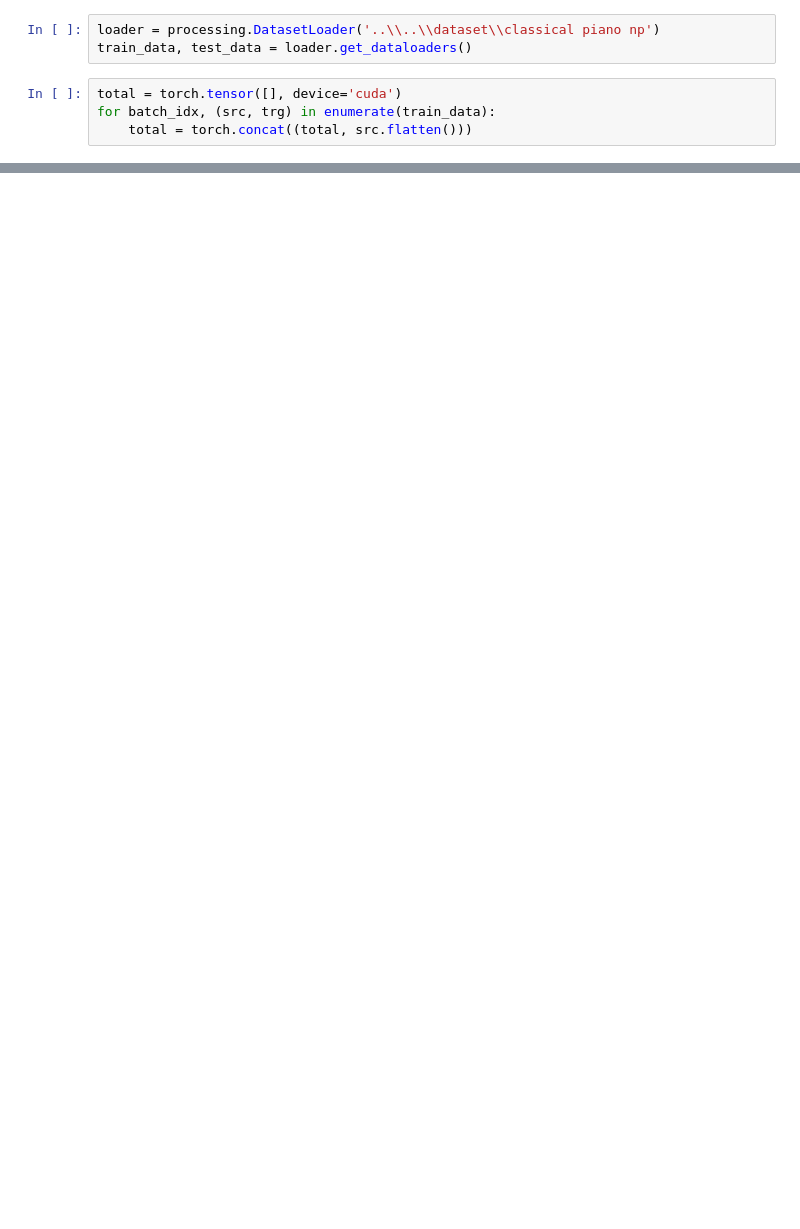
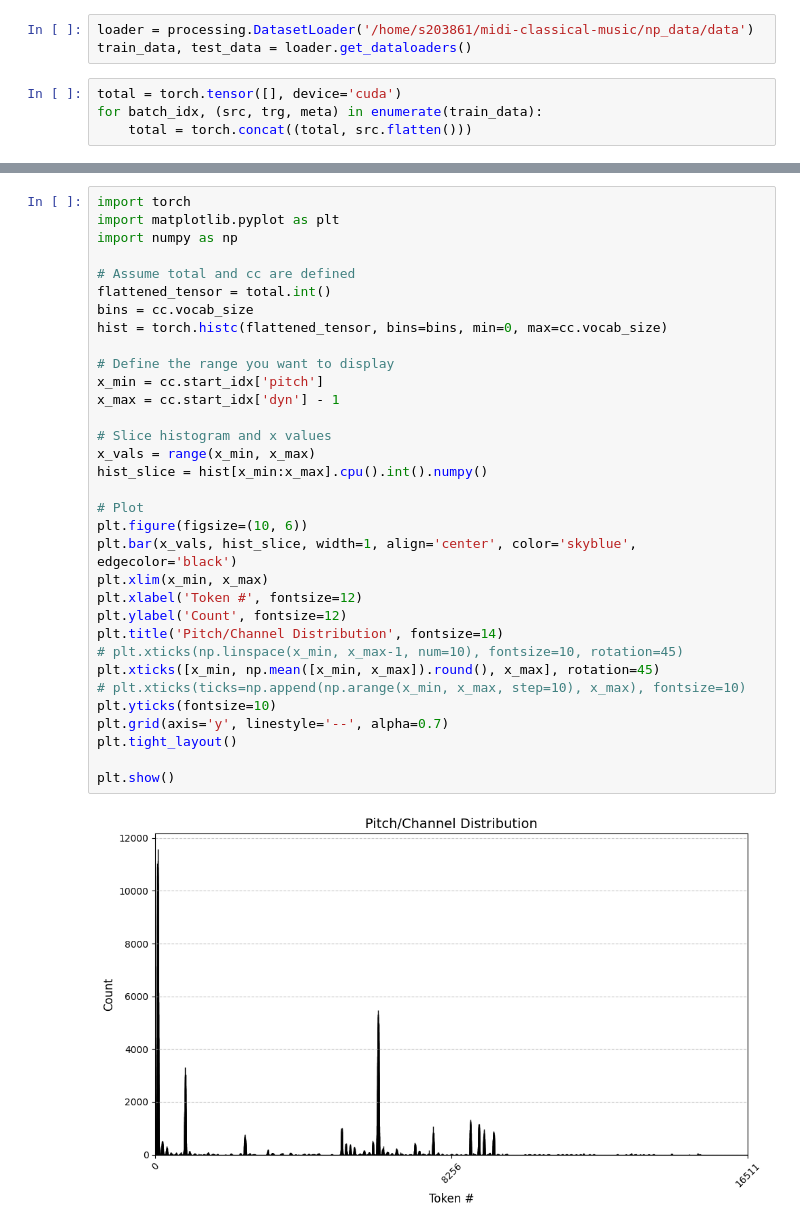
Before and after one commit to thorGabe123/Deep-Learning-Based-Sequence-Models-for-Music-Generation, a Jupyter notebook: scripts/dataset_testing.ipynb, the cells around one changed output, grey strips where cells are left out. Cells and saved outputs as stored; diff of their text form; blank space fills up the shorter version.

```diff
--- a/scripts/dataset_testing.ipynb
+++ b/scripts/dataset_testing.ipynb
@@ -11,9 +11,9 @@ import torch
 import json
 import configs.common as cc
 # %%
-loader = processing.DatasetLoader('..\\..\\dataset\\classical piano np')
+loader = processing.DatasetLoader('/home/s203861/midi-classical-music/np_data/data')
 train_data, test_data = loader.get_dataloaders()
 # %%
 total = torch.tensor([], device='cuda')
-for batch_idx, (src, trg) in enumerate(train_data):
+for batch_idx, (src, trg, meta) in enumerate(train_data):
     total = torch.concat((total, src.flatten()))
@@ -45,0 +24,35 @@ tensor([274.,  72., 271., 357., 474.,  96., 227., 274., 492.,  53., 487.,  65.,
+# %%
+import torch
+import matplotlib.pyplot as plt
+import numpy as np
+
+# Assume total and cc are defined
+flattened_tensor = total.int()
+bins = cc.vocab_size
+hist = torch.histc(flattened_tensor, bins=bins, min=0, max=cc.vocab_size)
+
+# Define the range you want to display
+x_min = cc.start_idx['pitch']
+x_max = cc.start_idx['dyn'] - 1
+
+# Slice histogram and x values
+x_vals = range(x_min, x_max)
+hist_slice = hist[x_min:x_max].cpu().int().numpy()
+
+# Plot
+plt.figure(figsize=(10, 6))
+plt.bar(x_vals, hist_slice, width=1, align='center', color='skyblue', edgecolor='black')
+plt.xlim(x_min, x_max)
+plt.xlabel('Token #', fontsize=12)
+plt.ylabel('Count', fontsize=12)
+plt.title('Pitch/Channel Distribution', fontsize=14)
+# plt.xticks(np.linspace(x_min, x_max-1, num=10), fontsize=10, rotation=45)
+plt.xticks([x_min, np.mean([x_min, x_max]).round(), x_max], rotation=45)
+# plt.xticks(ticks=np.append(np.arange(x_min, x_max, step=10), x_max), fontsize=10)
+plt.yticks(fontsize=10)
+plt.grid(axis='y', linestyle='--', alpha=0.7)
+plt.tight_layout()
+
+plt.show()
+# %% [output]
+[figure, added]
```
Also changed, not shown: parts of 13 cells of this notebook, 50 other files.
